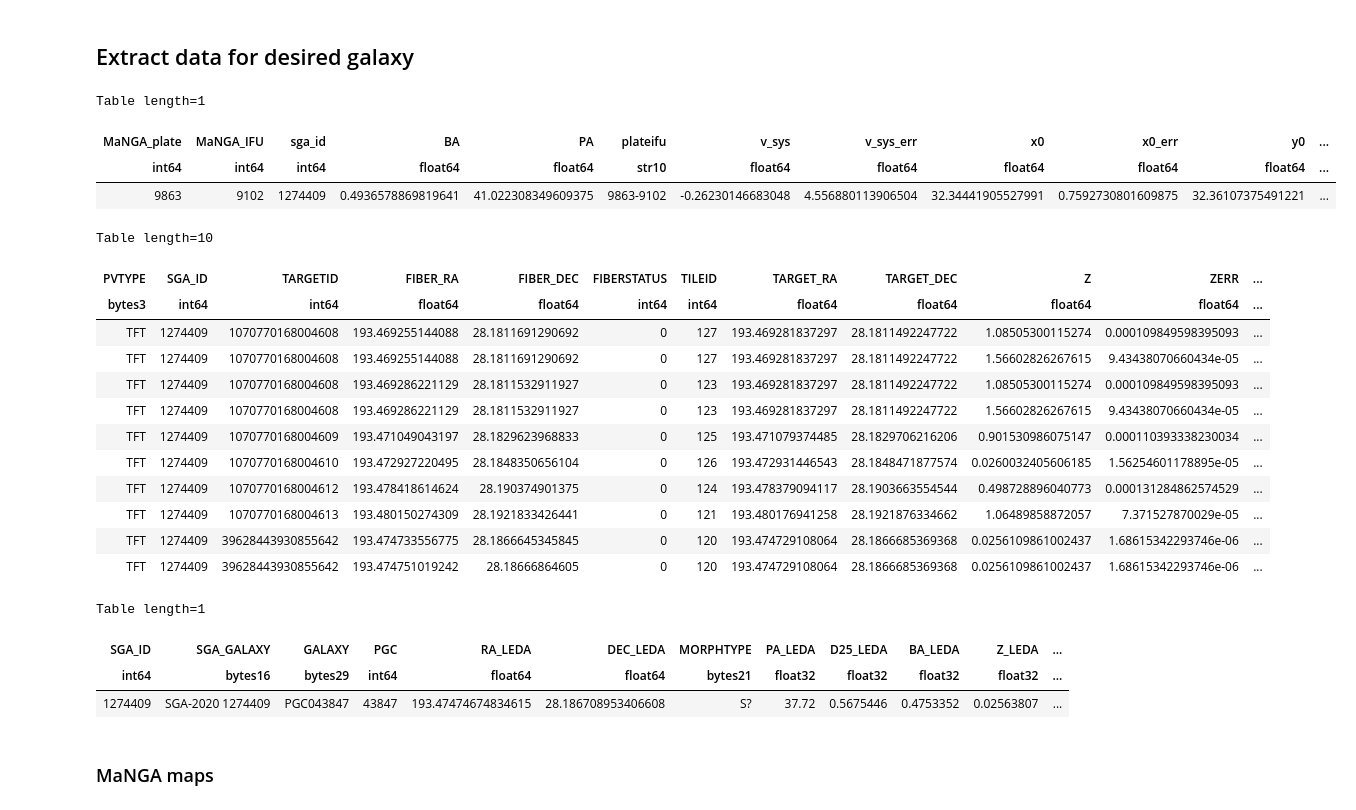
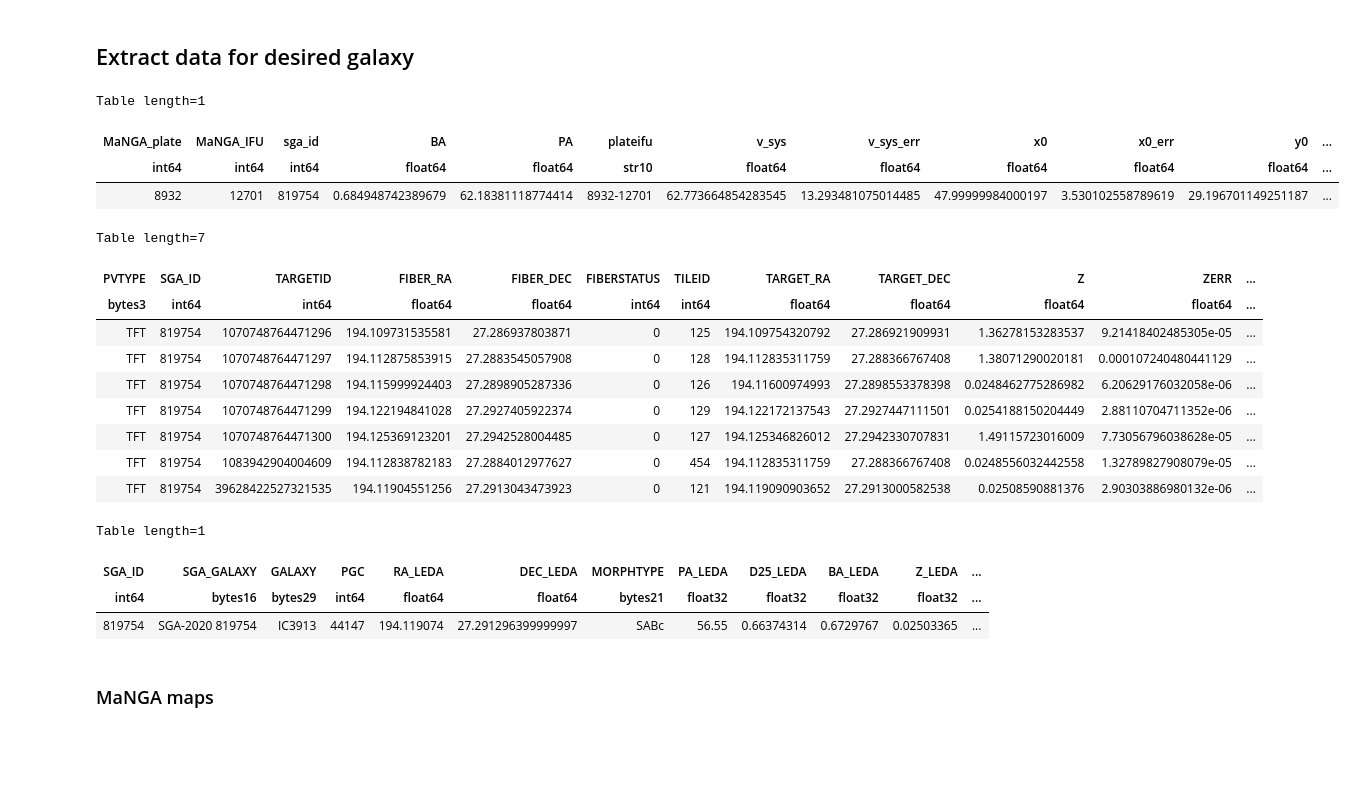
Before and after one commit to DESI-UR/DESI_SGA, a Jupyter notebook: MaNGA/PV_MaNGA_rot_curve.ipynb, the cells around one changed output. Drawn from its saved outputs; the diff is of its cells as text; code cells hidden in the pictures; blank space fills up the shorter version.

```diff
--- a/MaNGA/PV_MaNGA_rot_curve.ipynb
+++ b/MaNGA/PV_MaNGA_rot_curve.ipynb
@@ -63,29 +64,29 @@ MaNGA_fits = Table.read('DESI_vel_map_results_BB_smooth_lt_1p85_v2.txt',
 # %% [markdown]
 ## Extract data for desired galaxy
 # %%
-gal_id = '9863-9102'
+gal_id = '8932-12701'
 
 plate, IFU = gal_id.split('-')
 
 SGA_MaNGA_idx = (SGA_MaNGA['MaNGA_plate'] == int(plate)) & (SGA_MaNGA['MaNGA_IFU'] == int(IFU))
 MaNGA_idx = MaNGA_fits['plateifu'] == gal_id
 sga_id = SGA_MaNGA['sga_id'][SGA_MaNGA_idx][0]
 SGA_idx = SGA['SGA_ID'] == sga_id
 
 PV_indices = tf_targets['SGA_ID'] == sga_id
 
 gal_PV_obs = tf_targets[PV_indices]
 
 SGA_info = SGA[SGA_idx]
 
 MaNGA_fit = MaNGA_fits[MaNGA_idx]
 
 MaNGA_fit
 # %% [output]
 Table length=1
 | MaNGA_plate | MaNGA_IFU | sga_id | BA | PA | plateifu | v_sys | v_sys_err | x0 | x0_err | y0 | ... |
 | int64 | int64 | int64 | float64 | float64 | str10 | float64 | float64 | float64 | float64 | float64 | ... |
-| 9863 | 9102 | 1274409 | 0.4936578869819641 | 41.022308349609375 | 9863-9102 | -0.26230146683048 | 4.556880113906504 | 32.34441905527991 | 0.7592730801609875 | 32.36107375491221 | ... |
+| 8932 | 12701 | 819754 | 0.684948742389679 | 62.18381118774414 | 8932-12701 | 62.773664854283545 | 13.293481075014485 | 47.99999984000197 | 3.530102558789619 | 29.196701149251187 | ... |
 # %%
 ba = SGA_MaNGA['BA'][SGA_MaNGA_idx][0]
 cosi = np.sqrt((ba**2 - q0**2)/(1 - q0**2))
@@ -108,26 +109,23 @@ alpha = MaNGA_fit['alpha'][0]
 
 gal_PV_obs
 # %% [output]
-Table length=10
+Table length=7
 | PVTYPE | SGA_ID | TARGETID | FIBER_RA | FIBER_DEC | FIBERSTATUS | TILEID | TARGET_RA | TARGET_DEC | Z | ZERR | ... |
 | bytes3 | int64 | int64 | float64 | float64 | int64 | int64 | float64 | float64 | float64 | float64 | ... |
-| TFT | 1274409 | 1070770168004608 | 193.469255144088 | 28.1811691290692 | 0 | 127 | 193.469281837297 | 28.1811492247722 | 1.08505300115274 | 0.000109849598395093 | ... |
-| TFT | 1274409 | 1070770168004608 | 193.469255144088 | 28.1811691290692 | 0 | 127 | 193.469281837297 | 28.1811492247722 | 1.56602826267615 | 9.43438070660434e-05 | ... |
-| TFT | 1274409 | 1070770168004608 | 193.469286221129 | 28.1811532911927 | 0 | 123 | 193.469281837297 | 28.1811492247722 | 1.08505300115274 | 0.000109849598395093 | ... |
-| TFT | 1274409 | 1070770168004608 | 193.469286221129 | 28.1811532911927 | 0 | 123 | 193.469281837297 | 28.1811492247722 | 1.56602826267615 | 9.43438070660434e-05 | ... |
-| TFT | 1274409 | 1070770168004609 | 193.471049043197 | 28.1829623968833 | 0 | 125 | 193.471079374485 | 28.1829706216206 | 0.901530986075147 | 0.000110393338230034 | ... |
-| TFT | 1274409 | 1070770168004610 | 193.472927220495 | 28.1848350656104 | 0 | 126 | 193.472931446543 | 28.1848471877574 | 0.0260032405606185 | 1.56254601178895e-05 | ... |
-| TFT | 1274409 | 1070770168004612 | 193.478418614624 | 28.190374901375 | 0 | 124 | 193.478379094117 | 28.1903663554544 | 0.498728896040773 | 0.000131284862574529 | ... |
-| TFT | 1274409 | 1070770168004613 | 193.480150274309 | 28.1921833426441 | 0 | 121 | 193.480176941258 | 28.1921876334662 | 1.06489858872057 | 7.371527870029e-05 | ... |
-| TFT | 1274409 | 39628443930855642 | 193.474733556775 | 28.1866645345845 | 0 | 120 | 193.474729108064 | 28.1866685369368 | 0.0256109861002437 | 1.68615342293746e-06 | ... |
-| TFT | 1274409 | 39628443930855642 | 193.474751019242 | 28.18666864605 | 0 | 120 | 193.474729108064 | 28.1866685369368 | 0.0256109861002437 | 1.68615342293746e-06 | ... |
+| TFT | 819754 | 1070748764471296 | 194.109731535581 | 27.286937803871 | 0 | 125 | 194.109754320792 | 27.286921909931 | 1.36278153283537 | 9.21418402485305e-05 | ... |
+| TFT | 819754 | 1070748764471297 | 194.112875853915 | 27.2883545057908 | 0 | 128 | 194.112835311759 | 27.288366767408 | 1.38071290020181 | 0.000107240480441129 | ... |
+| TFT | 819754 | 1070748764471298 | 194.115999924403 | 27.2898905287336 | 0 | 126 | 194.11600974993 | 27.2898553378398 | 0.0248462775286982 | 6.20629176032058e-06 | ... |
+| TFT | 819754 | 1070748764471299 | 194.122194841028 | 27.2927405922374 | 0 | 129 | 194.122172137543 | 27.2927447111501 | 0.0254188150204449 | 2.88110704711352e-06 | ... |
+| TFT | 819754 | 1070748764471300 | 194.125369123201 | 27.2942528004485 | 0 | 127 | 194.125346826012 | 27.2942330707831 | 1.49115723016009 | 7.73056796038628e-05 | ... |
+| TFT | 819754 | 1083942904004609 | 194.112838782183 | 27.2884012977627 | 0 | 454 | 194.112835311759 | 27.288366767408 | 0.0248556032442558 | 1.32789827908079e-05 | ... |
+| TFT | 819754 | 39628422527321535 | 194.11904551256 | 27.2913043473923 | 0 | 121 | 194.119090903652 | 27.2913000582538 | 0.02508590881376 | 2.90303886980132e-06 | ... |
 # %%
 SGA_info
 # %% [output]
 Table length=1
 | SGA_ID | SGA_GALAXY | GALAXY | PGC | RA_LEDA | DEC_LEDA | MORPHTYPE | PA_LEDA | D25_LEDA | BA_LEDA | Z_LEDA | ... |
 | int64 | bytes16 | bytes29 | int64 | float64 | float64 | bytes21 | float32 | float32 | float32 | float32 | ... |
-| 1274409 | SGA-2020 1274409 | PGC043847 | 43847 | 193.47474674834615 | 28.186708953406608 | S? | 37.72 | 0.5675446 | 0.4753352 | 0.02563807 | ... |
+| 819754 | SGA-2020 819754 | IC3913 | 44147 | 194.119074 | 27.291296399999997 | SABc | 56.55 | 0.66374314 | 0.6729767 | 0.02503365 | ... |
 # %% [markdown]
 ### MaNGA maps
 # %%
```
Also changed, not shown: parts of 6 cells of this notebook.
